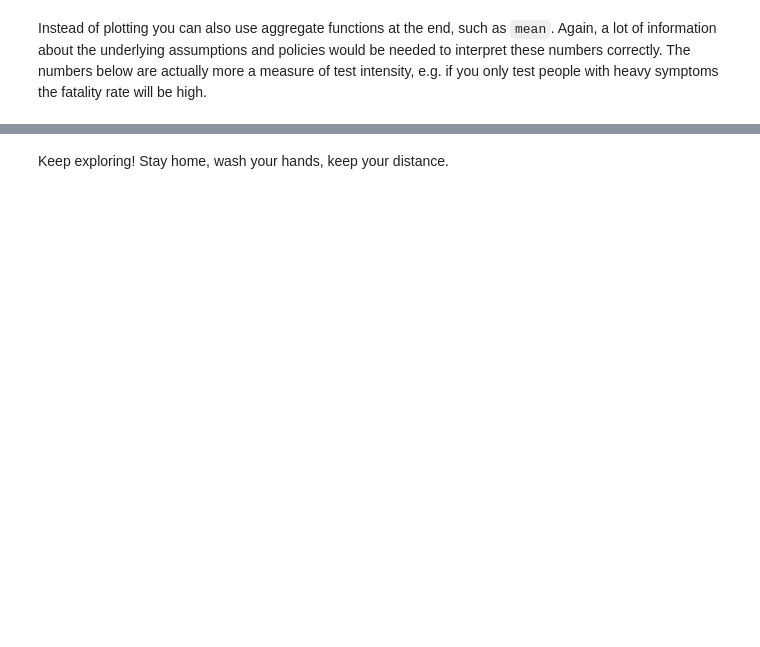
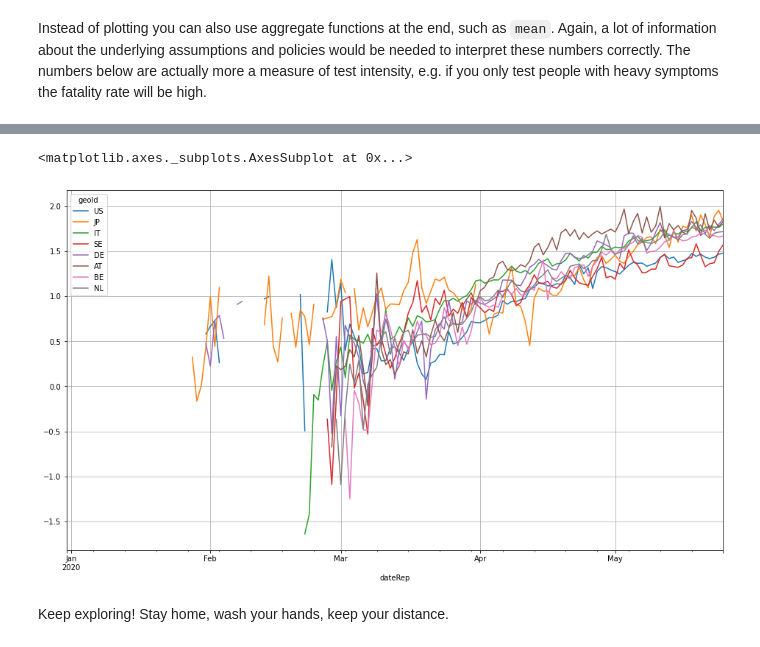
Before and after one commit to R3dje/COVID19, a Jupyter notebook: EUCDC.ipynb, the cells around one changed output, grey strips where cells are left out. Saved outputs shown, nothing was run; the diff lists cells and outputs as text; code cells hidden in the pictures; blank space fills up the shorter version.

```diff
--- a/EUCDC.ipynb
+++ b/EUCDC.ipynb
@@ -289,3 +289,10 @@ NL    0.095233
 dtype: float64
+# %%
+np.log(np.log(df_geo.cumsum() / df_geo))[
+    'cases'][['US', 'JP', 'IT', 'SE', 'DE', 'AT', 'BE', 'NL']].plot(
+    figsize=(16, 9), grid=True)
+# %% [output]
+<matplotlib.axes._subplots.AxesSubplot at 0x...>
+[figure, added]
 # %% [markdown]
 Keep exploring! Stay home, wash your hands, keep your distance.
```
Also changed, not shown: parts of 14 cells of this notebook, 3 other files.
